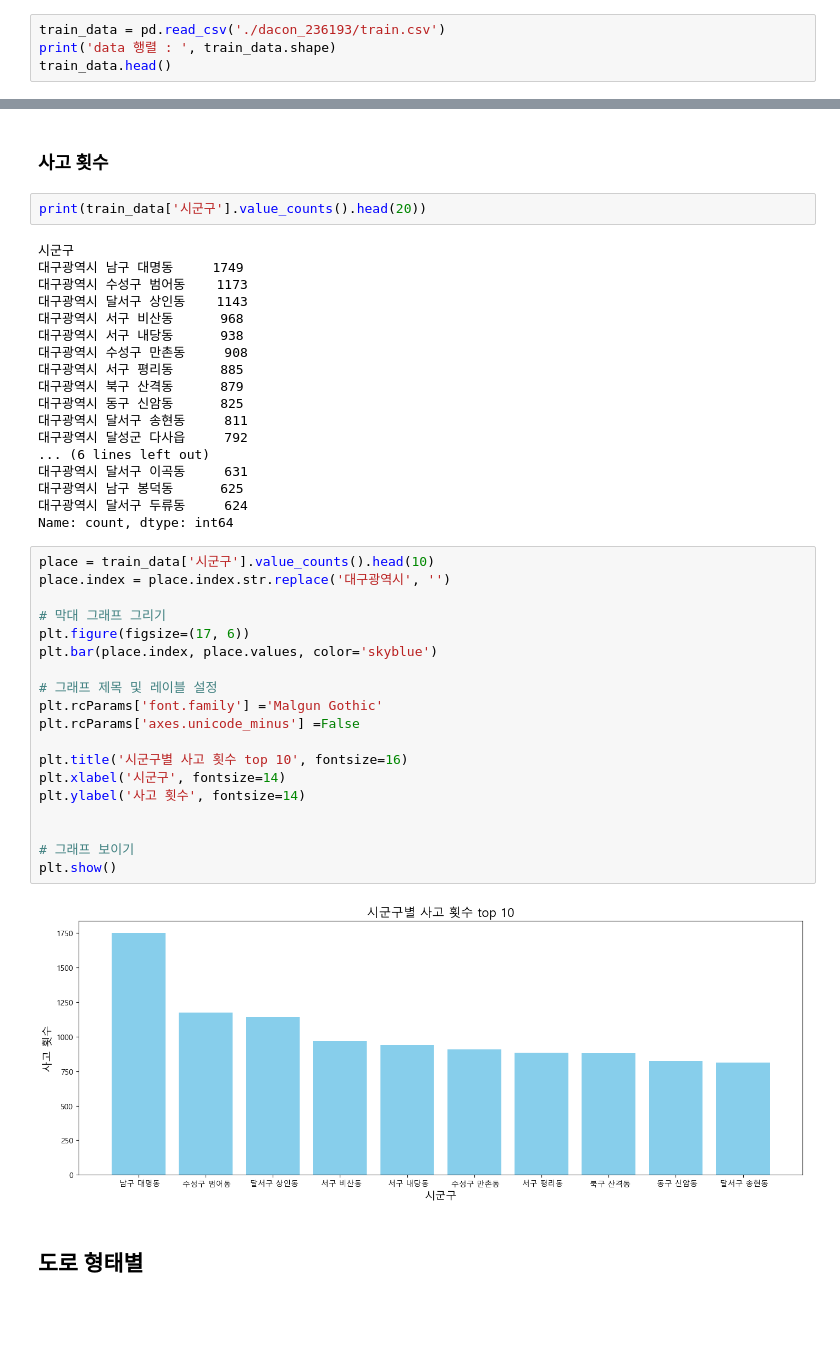
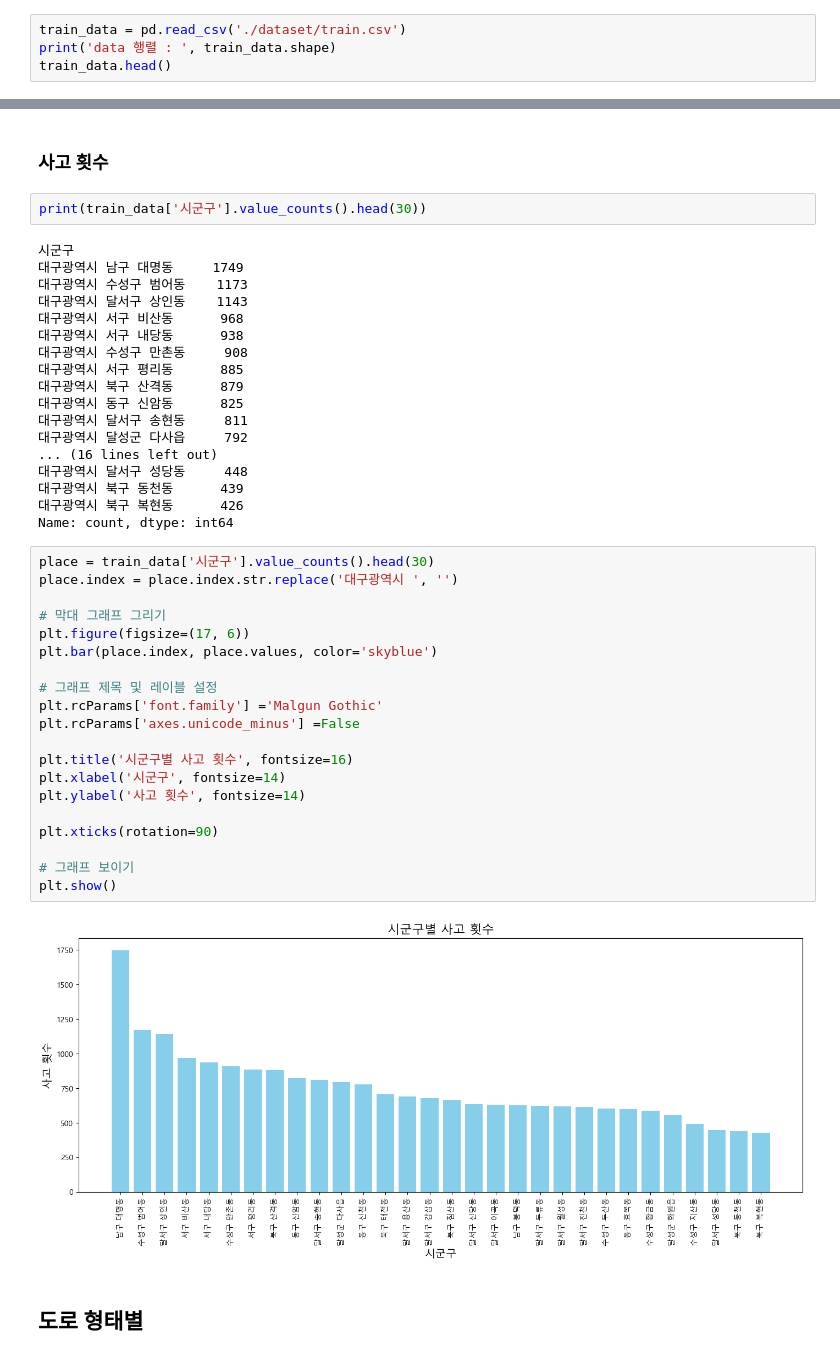
Before and after one commit to Boostcamp-AI-Tech-Recsys-team2/Prediction-of-Traffic-Accident-Victims-in-Daegu, a Jupyter notebook: EDA/EDA_dogeol.ipynb, the cells around one changed output, grey strips where cells are left out. Saved outputs shown, nothing was run; the diff lists cells and outputs as text; blank space fills up the shorter version.

```diff
--- a/EDA/EDA_dogeol.ipynb
+++ b/EDA/EDA_dogeol.ipynb
@@ -7,7 +7,7 @@ import matplotlib as mpl
 import matplotlib.pyplot as plt
 import seaborn as sns
 # %%
-train_data = pd.read_csv('./dacon_236193/train.csv')
+train_data = pd.read_csv('./dataset/train.csv')
 print('data 행렬 : ', train_data.shape)
 train_data.head()
 # %% [output]
@@ -124,7 +124,7 @@ plt.show()
 # %% [markdown]
 ### 사고 횟수
 # %%
-print(train_data['시군구'].value_counts().head(20))
+print(train_data['시군구'].value_counts().head(30))
 # %% [output]
 시군구
 대구광역시 남구 대명동     1749
@@ -138,32 +138,33 @@ print(train_data['시군구'].value_counts().head(20))
 대구광역시 동구 신암동      825
 대구광역시 달서구 송현동     811
 대구광역시 달성군 다사읍     792
-... (6 lines left out)
-대구광역시 달서구 이곡동     631
-대구광역시 남구 봉덕동      625
-대구광역시 달서구 두류동     624
+... (16 lines left out)
+대구광역시 달서구 성당동     448
+대구광역시 북구 동천동      439
+대구광역시 북구 복현동      426
 Name: count, dtype: int64
 # %%
-place = train_data['시군구'].value_counts().head(10)
-place.index = place.index.str.replace('대구광역시', '')
+place = train_data['시군구'].value_counts().head(30)
+place.index = place.index.str.replace('대구광역시 ', '')
 
 # 막대 그래프 그리기
 plt.figure(figsize=(17, 6))
 plt.bar(place.index, place.values, color='skyblue')
 
 # 그래프 제목 및 레이블 설정
 plt.rcParams['font.family'] ='Malgun Gothic'
 plt.rcParams['axes.unicode_minus'] =False
 
-plt.title('시군구별 사고 횟수 top 10', fontsize=16)
+plt.title('시군구별 사고 횟수', fontsize=16)
 plt.xlabel('시군구', fontsize=14)
 plt.ylabel('사고 횟수', fontsize=14)
 
+plt.xticks(rotation=90)
 
 # 그래프 보이기
 plt.show()
 # %% [output]
-[figure, old version]
+[figure, new version]
 # %% [markdown]
 ## 도로 형태별
 # %% [markdown]
```
Also changed, not shown: parts of 8 cells of this notebook.
